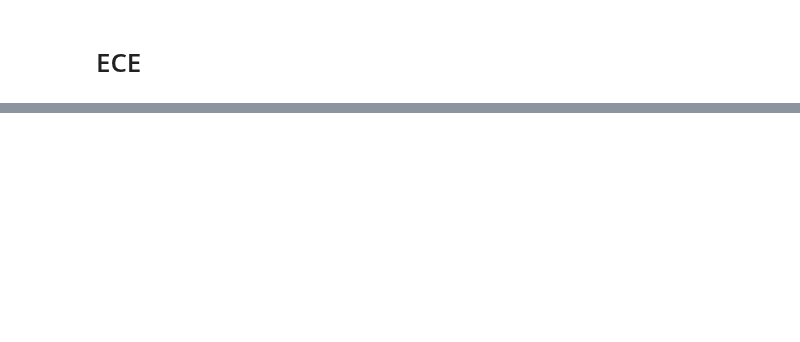
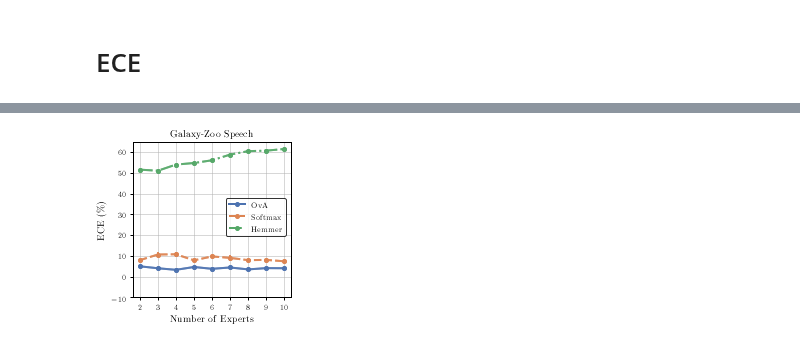
Before and after one commit to rajevv/Multi_L2D, a Jupyter notebook: Galaxy-Zoo/GalaxyZooRebuttal.ipynb, the cells around one changed output, grey strips where cells are left out. Drawn from its saved outputs; the diff is of its cells as text; code cells hidden in the pictures; blank space fills up the shorter version.

Commit message:
Add Galaxy Zoo Rebuttal

```diff
--- a/Galaxy-Zoo/GalaxyZooRebuttal.ipynb
+++ b/Galaxy-Zoo/GalaxyZooRebuttal.ipynb
@@ -626,0 +191,54 @@ stats.sem(a, axis=0)
+# %%
+fig, ax = plt.subplots(1,1, figsize=(3,3))
+
+
+
+# === Plots ===
+# OvA
+ax.errorbar(exp_list, ova_ece_mean, yerr=ova_ece_std,
+                alpha=0.75, label="OvA", **ova_args)
+ax.errorbar(exp_list, ova_ece_mean, yerr=ova_ece_std,
+                alpha=0.75, label="OvA", **ova_args)
+
+# Softmax
+ax.errorbar(exp_list, softmax_ece_mean, yerr=softmax_ece_std,
+                alpha=0.75, label="Softmax", **softmax_args)
+# Softmax
+ax.errorbar(exp_list, softmax_ece_mean, yerr=softmax_ece_std,
+                alpha=0.75, label="Softmax", **softmax_args)
+
+# Hemmer
+ax.errorbar(exp_list, hemmer_ece_mean, yerr=hemmer_ece_std,
+                alpha=0.75, label="Softmax", **hemmer_args)
+ax.errorbar(exp_list, hemmer_ece_mean, yerr=hemmer_ece_std,
+                alpha=0.75, label="Softmax", **hemmer_args)
+
+# === ax1 lim ===
+# ax1.set_ylim(75, 94)
+ax.set_xticks(exp_list)
+ax.set_yticks(ax.get_yticks()[:-1])
+ax.set_xlabel(r"Number of Experts")
+
+# === Grid ===
+ax.grid()
+
+
+# === Legend ===
+ova_leg = mlines.Line2D([], [], label='OvA', **ova_args)
+softmax_leg = mlines.Line2D([], [], label='Softmax', **softmax_args)
+hemmer_leg = mlines.Line2D([], [], label='Hemmer', **hemmer_args)
+legend_list = [ova_leg, softmax_leg, hemmer_leg]
+
+fig.legend(handles=legend_list, loc='center', bbox_to_anchor=(0.74, 0.5), ncol=1, fancybox=True)
+
+plt.ylabel(r"System Accuracy $(\%)$")
+plt.ylabel(r"ECE $(\%)$")
+
+
+# # === Save ===
+plt.title("Galaxy-Zoo Speech")
+
+fig.tight_layout()
+# fig.savefig("galaxy_zoo_ece.pdf")
+# %% [output]
+[figure, added]
```
Also changed, not shown: parts of 21 cells of this notebook.
